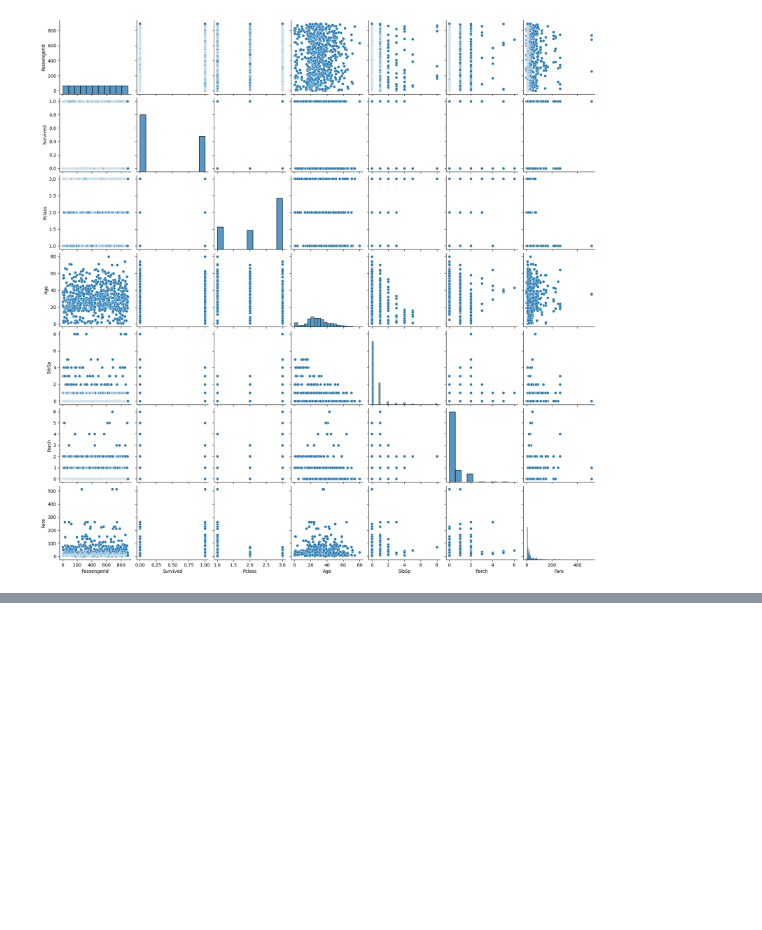
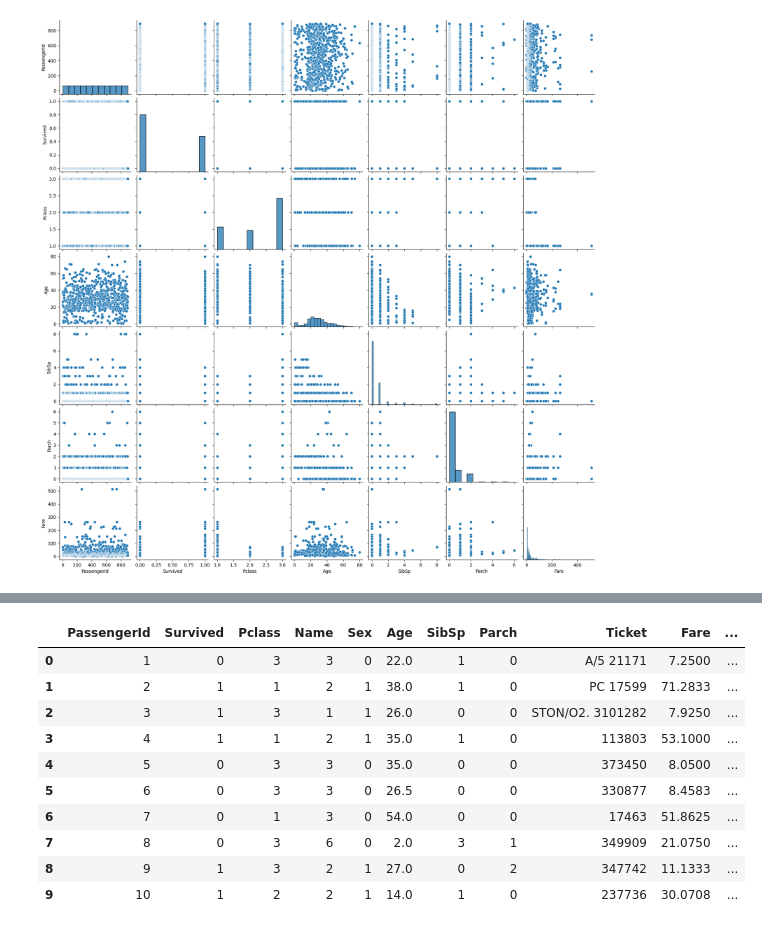
Before and after one commit to kith2909/data_models, a Jupyter notebook: weekly_milestones/week_02/project_02/titanic_project.ipynb, the cells around one changed output, grey strips where cells are left out. Cells and saved outputs as stored; diff of their text form; code cells hidden in the pictures; blank space fills up the shorter version.

```diff
--- a/weekly_milestones/week_02/project_02/titanic_project.ipynb
+++ b/weekly_milestones/week_02/project_02/titanic_project.ipynb
@@ -421,0 +322,8 @@ X.shape, y.shape
+# %%
+
+full_data['Sex']= full_data['Sex'].map({'female':1 ,'male':0})
+# %%
+mean_weight = round(
+    full_data.groupby(['Sex','Pclass'])['Age'].mean(),1
+)
+mean_weight
@@ -421,0 +339,7 @@ X.shape, y.shape
+# %%
+full_data['Age'] = full_data.apply(
+    lambda x: mean_weight[x['Sex']][x['Pclass']] \
+    if x['Age']!=x['Age'] else x['Age'],
+    axis=1
+)
+full_data.info()
@@ -421,0 +380,8 @@ X.shape, y.shape
+# %%
+## 3. Exercise: Titanic Data
+#**3.1 create a feature named Title**
+# hint
+#
+full_data['title'] = full_data['Name'].apply(lambda x: x.split(',')[1].split('.')[0].lower().strip())
+titles = full_data['title'].unique()
+titles
@@ -421,0 +436,16 @@ X.shape, y.shape
+# %%
+full_data['Name'] = full_data['title'].apply(title_norm)
+full_data.head(10)
+# 3. use .apply() methif for binning the ttile column
+# %% [output]
+|  | PassengerId | Survived | Pclass | Name | Sex | Age | SibSp | Parch | Ticket | Fare | ... |
+| 0 | 1 | 0 | 3 | 3 | 0 | 22.0 | 1 | 0 | A/5 21171 | 7.2500 | ... |
+| 1 | 2 | 1 | 1 | 2 | 1 | 38.0 | 1 | 0 | PC 17599 | 71.2833 | ... |
+| 2 | 3 | 1 | 3 | 1 | 1 | 26.0 | 0 | 0 | STON/O2. 3101282 | 7.9250 | ... |
+| 3 | 4 | 1 | 1 | 2 | 1 | 35.0 | 1 | 0 | 113803 | 53.1000 | ... |
+| 4 | 5 | 0 | 3 | 3 | 0 | 35.0 | 0 | 0 | 373450 | 8.0500 | ... |
+| 5 | 6 | 0 | 3 | 3 | 0 | 26.5 | 0 | 0 | 330877 | 8.4583 | ... |
+| 6 | 7 | 0 | 1 | 3 | 0 | 54.0 | 0 | 0 | 17463 | 51.8625 | ... |
+| 7 | 8 | 0 | 3 | 6 | 0 | 2.0 | 3 | 1 | 349909 | 21.0750 | ... |
+| 8 | 9 | 1 | 3 | 2 | 1 | 27.0 | 0 | 2 | 347742 | 11.1333 | ... |
+| 9 | 10 | 1 | 2 | 2 | 1 | 14.0 | 1 | 0 | 237736 | 30.0708 | ... |
```
Also changed, not shown: parts of 52 cells of this notebook, 8 other files.
